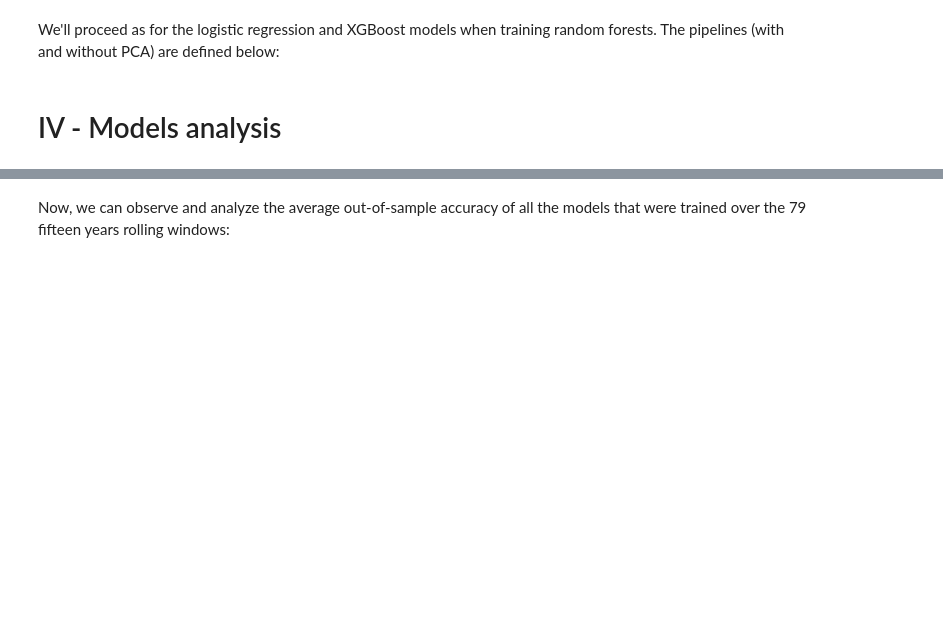
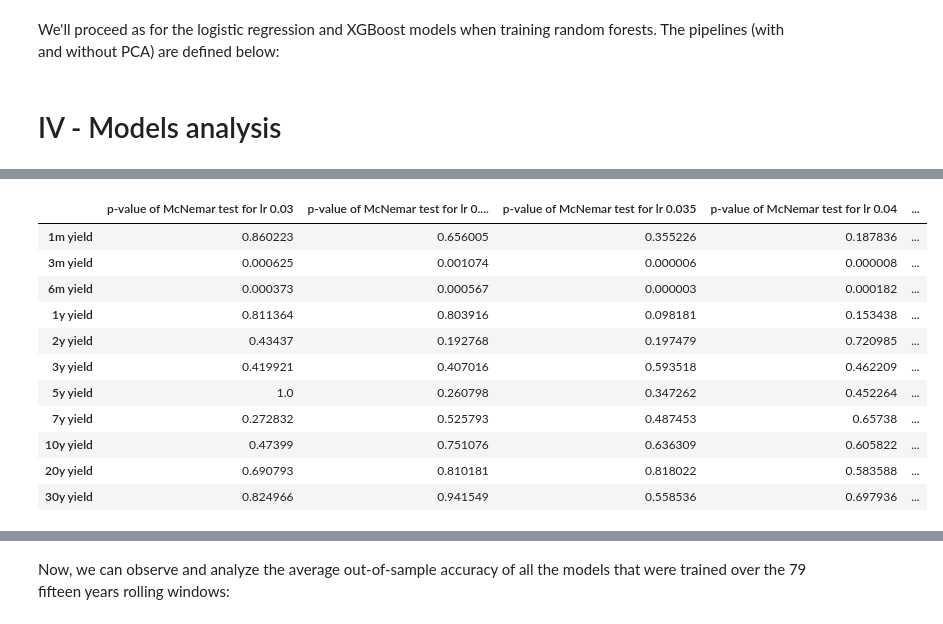
Before and after one commit to jeanlouvaleau/ML-for-trading-project, a Jupyter notebook: data_exploration JL_new.ipynb, the cells around one changed output, grey strips where cells are left out. Saved outputs shown, nothing was run; the diff lists cells and outputs as text; code cells hidden in the pictures; blank space fills up the shorter version.

```diff
--- a/data_exploration JL_new.ipynb
+++ b/data_exploration JL_new.ipynb
@@ -2035,0 +2079,39 @@ for threshold in threshold_list:
+# %%
+from statsmodels.stats.contingency_tables import mcnemar
+from sklearn.metrics import confusion_matrix
+
+
+
+forecast = {
+            "lr 0.03":pd.read_csv("results of models/forecast logistic regression, 15y train test.csv",index_col=0),
+             "lr 0.03 pca":pd.read_csv("results of models/forecast logistic regression pca, 15y train test.csv", index_col=0),
+             "lr 0.035":pd.read_csv("results of models/forecast logistic regression, MI 0.035, 15y train test.csv", index_col=0),
+             "lr 0.04":pd.read_csv("results of models/forecast logistic regression, MI 0.04, 15y train test.csv", index_col=0),
+             "lr 0.05":pd.read_csv("results of models/forecast logistic regression, MI 0.05, 15y train test.csv", index_col=0),
+            "rf 0.03":pd.read_csv("results of models/forecast random forest, no pca, 15y train test.csv", index_col=0),
+             "rf 0.03 pca":pd.read_csv("results of models/forecast random forest pca, 15y train test.csv", index_col=0),
+             "rf 0.035":pd.read_csv("results of models/forecast random forest, MI 0.035, 15y train test.csv", index_col=0),
+             "rf 0.04":pd.read_csv("results of models/forecast random forest, MI 0.04, 15y train test.csv", index_col=0),
+             "rf 0.05":pd.read_csv("results of models/forecast random forest, MI 0.05, 15y train test.csv", index_col=0),
+             "xg 0.03":pd.read_csv("results of models/forecast xgboost, 15y train test.csv", index_col=0),
+             "xg 0.035":pd.read_csv("results of models/forecast xgboost, MI 0.035, 15y train test.csv",index_col=0),
+             "xg 0.04":pd.read_csv("results of models/forecast xgboost, MI 0.04, 15y train test.csv", index_col=0),
+             "xg 0.05":pd.read_csv("results of models/forecast xgboost, MI 0.05, 15y train test.csv", index_col=0),
+             'LSTM 0.02': (pd.read_csv("results of models/forecast_LSTM_cls_12864128_0.02MI_2patience_52LB_evalsscores.csv",index_col=0)>0.05).astype(int)
+             }
+
+pvalues = pd.DataFrame(index = forecast.keys(), columns = majority_class_classifier.columns)
+
+for key in forecast.keys():
+
+    for col in majority_class_classifier.columns:
+
+        y_pred = forecast[key][col]
+        y_benchmark = majority_class_classifier[col]
+        y_true = Yw.iloc[780:Yw.shape[0]-1][col]
+        # McNemar test
+        correct_real = y_pred == y_true
+        correct_benchmark = y_benchmark == y_true
+        table = confusion_matrix(correct_real, correct_benchmark)
+        result = mcnemar(table, exact=False, correction=True)
+        pvalues.loc[key,col] = result.pvalue
@@ -2035,0 +2127,18 @@ for threshold in threshold_list:
+# %%
+pvalues = pvalues.T
+pvalues = pvalues.add_prefix("p-value of McNemar test for ")
+pvalues.index = ["1m yield","3m yield","6m yield","1y yield","2y yield","3y yield","5y yield","7y yield","10y yield","20y yield","30y yield"]
+pvalues
+# %% [output]
+|  | p-value of McNemar test for lr 0.03 | p-value of McNemar test for lr 0.... | p-value of McNemar test for lr 0.035 | p-value of McNemar test for lr 0.04 | ... |
+| 1m yield | 0.860223 | 0.656005 | 0.355226 | 0.187836 | ... |
+| 3m yield | 0.000625 | 0.001074 | 0.000006 | 0.000008 | ... |
+| 6m yield | 0.000373 | 0.000567 | 0.000003 | 0.000182 | ... |
+| 1y yield | 0.811364 | 0.803916 | 0.098181 | 0.153438 | ... |
+| 2y yield | 0.43437 | 0.192768 | 0.197479 | 0.720985 | ... |
+| 3y yield | 0.419921 | 0.407016 | 0.593518 | 0.462209 | ... |
+| 5y yield | 1.0 | 0.260798 | 0.347262 | 0.452264 | ... |
+| 7y yield | 0.272832 | 0.525793 | 0.487453 | 0.65738 | ... |
+| 10y yield | 0.47399 | 0.751076 | 0.636309 | 0.605822 | ... |
+| 20y yield | 0.690793 | 0.810181 | 0.818022 | 0.583588 | ... |
+| 30y yield | 0.824966 | 0.941549 | 0.558536 | 0.697936 | ... |
```
Also changed, not shown: parts of 31 cells of this notebook.
